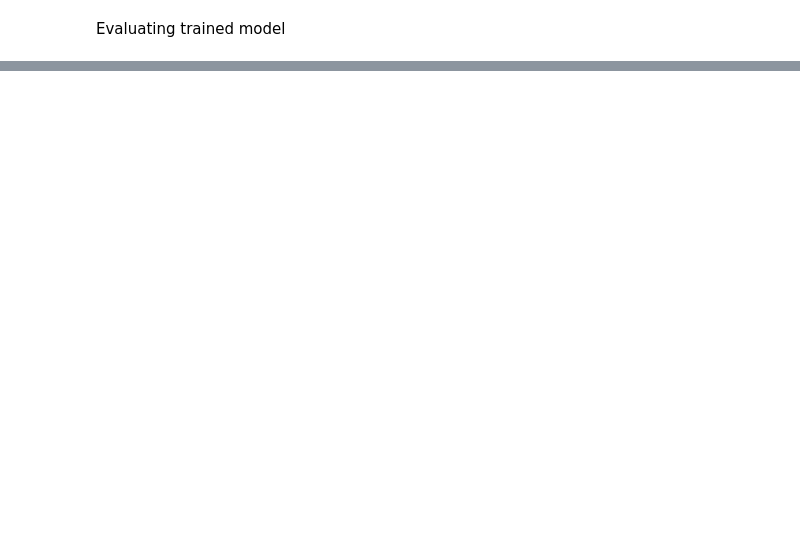
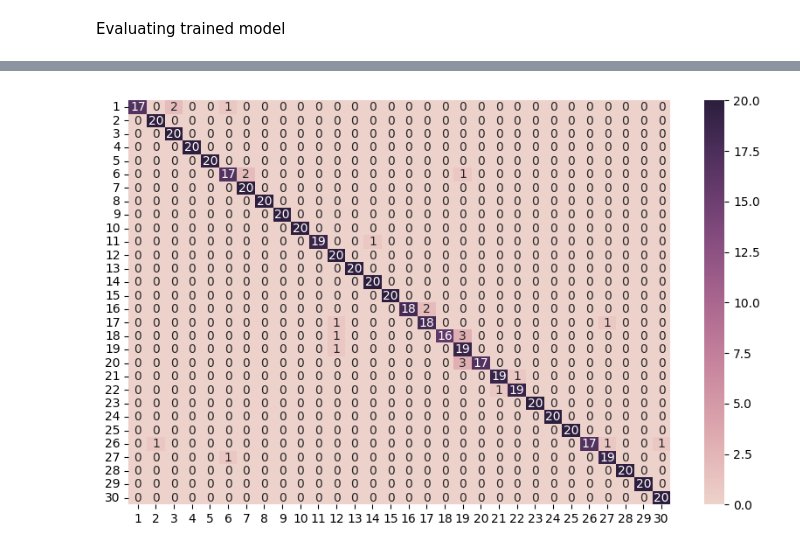
Before and after one commit to Silver-Wolf7/Scene-Indentification-using-MobileNets, a Jupyter notebook: main2.ipynb, the cells around one changed output, grey strips where cells are left out. Drawn from its saved outputs; the diff is of its cells as text; code cells hidden in the pictures; blank space fills up the shorter version.

```diff
--- a/main2.ipynb
+++ b/main2.ipynb
@@ -193,4 +299,6 @@ plot_accuracy_loss(history)
 # %%
-predictions = model.predict(test_images)
-pred_labels = np.argmax(predictions, axis=1)
-print(classification_report(test_labels, pred_labels))
+# confusion matrix
+test_pred = model.predict(test_images)
+test_pred = np.argmax (test_pred, axis = 1)
+result = confusion_matrix(test_labels, test_pred)
+print(result)
@@ -196,0 +323,9 @@ print(classification_report(test_labels, pred_labels))
+# %%
+# using seaborn to visualise confusion matrix
+plt.figure(figsize = (10,6))
+ids = [1,2,3,4,5,6,7,8,9,10,11,12,13,14,15,16,17,18,19,20,21,22,23,24,25,26,27,28,29,30]
+results = pd.DataFrame(result, index = [i for i in ids],
+                  columns = [i for i in ids])
+ax = sn.heatmap(results, annot=True, cmap=sn.cubehelix_palette(as_cmap=True))
+# %% [output]
+[figure, added]
```
Also changed, not shown: parts of 15 cells of this notebook, 2 other files.
